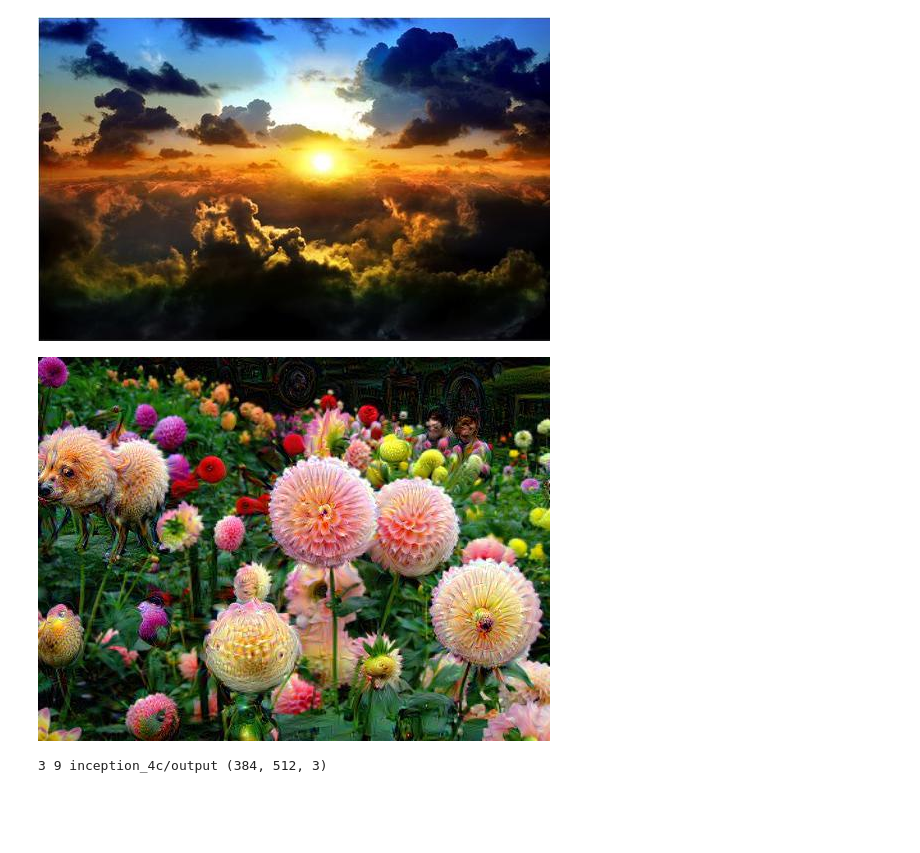
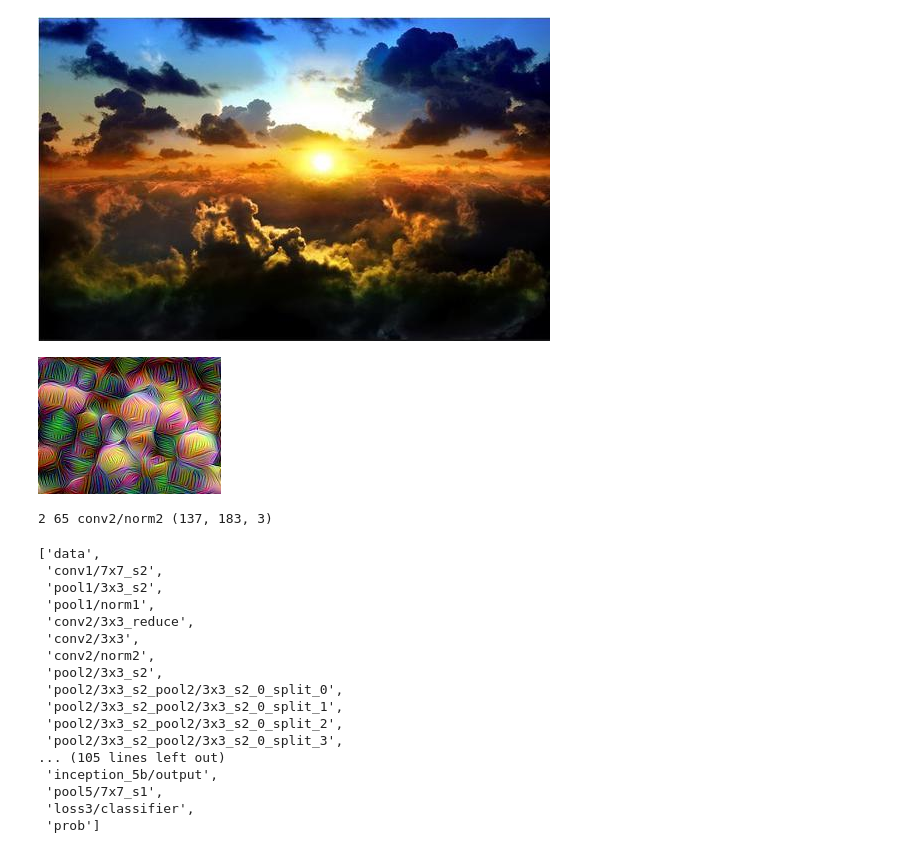
Before and after one commit to ashlee3dee/MyDeepDream, a Jupyter notebook: MyDeepDream.ipynb, the cells around one changed output. Drawn from its saved outputs; the diff is of its cells as text; code cells hidden in the pictures; blank space fills up the shorter version.

```diff
--- a/MyDeepDream.ipynb
+++ b/MyDeepDream.ipynb
@@ -198,6 +242,7 @@ print('ready:')
 ready:
 # %%
 iT = ImageTool('/src/')
+drmr = Dreamer(iT, 0.5, 1.5)
 iT.setresizewidth(512)
 image_names = iT.getjpgnames()
 image_paths = iT.getfilepaths(image_names)
@@ -229,8 +274,41 @@ paths to images:
 [figure]
 [figure]
 [figure]
-# %%
-_=deepdream(net, images_np[0])
-# %% [output]
-[figure, removed]
-3 9 inception_4c/output (384, 512, 3)
+# %%
+#testdream(self, npimage, iter_n=10, level=''):
+prints()
+prints(type(Layers.data))
+prints(repr(Layers.data))
+prints('dreaming...')
+iterations = 100
+dream1 =drmr.testdream(images_np[0], iterations, Layers.norm1)
+dream2 =drmr.testdream(images_np[0], iterations, Layers.norm2)
+dream3 =drmr.testdream(images_np[0], iterations, Layers.i3a)
+dream4 =drmr.testdream(images_np[0], iterations, Layers.i3b)
+showarray(dream1)
+showarray(dream2)
+showarray(dream3)
+showarray(dream4)
+# %% [output]
+[figure, added]
+2 65 conv2/norm2 (137, 183, 3)
+# %%
+net.blobs.keys()
+# %% [output]
+['data',
+ 'conv1/7x7_s2',
+ 'pool1/3x3_s2',
+ 'pool1/norm1',
+ 'conv2/3x3_reduce',
+ 'conv2/3x3',
+ 'conv2/norm2',
+ 'pool2/3x3_s2',
+ 'pool2/3x3_s2_pool2/3x3_s2_0_split_0',
+ 'pool2/3x3_s2_pool2/3x3_s2_0_split_1',
+ 'pool2/3x3_s2_pool2/3x3_s2_0_split_2',
+ 'pool2/3x3_s2_pool2/3x3_s2_0_split_3',
+... (105 lines left out)
+ 'inception_5b/output',
+ 'pool5/7x7_s1',
+ 'loss3/classifier',
+ 'prob']
```
Also changed, not shown: parts of 2 cells of this notebook.
